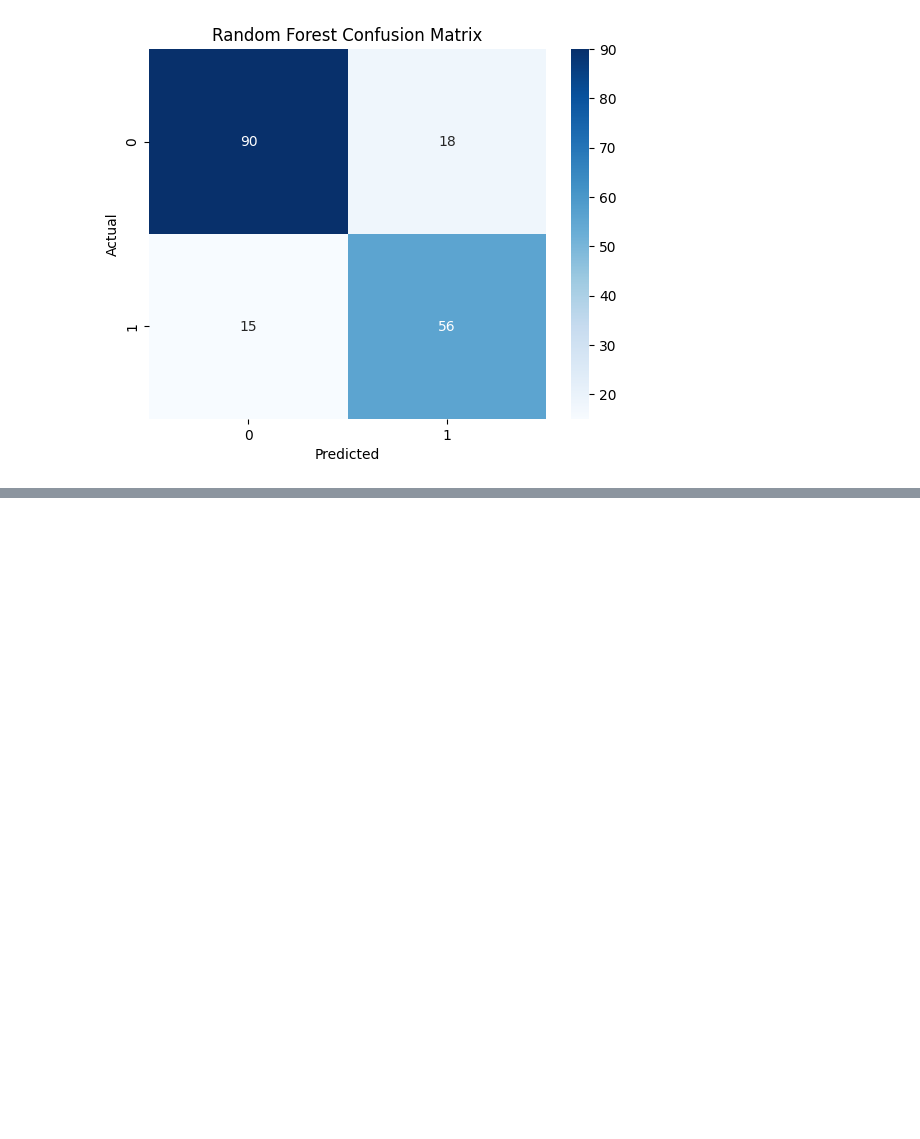
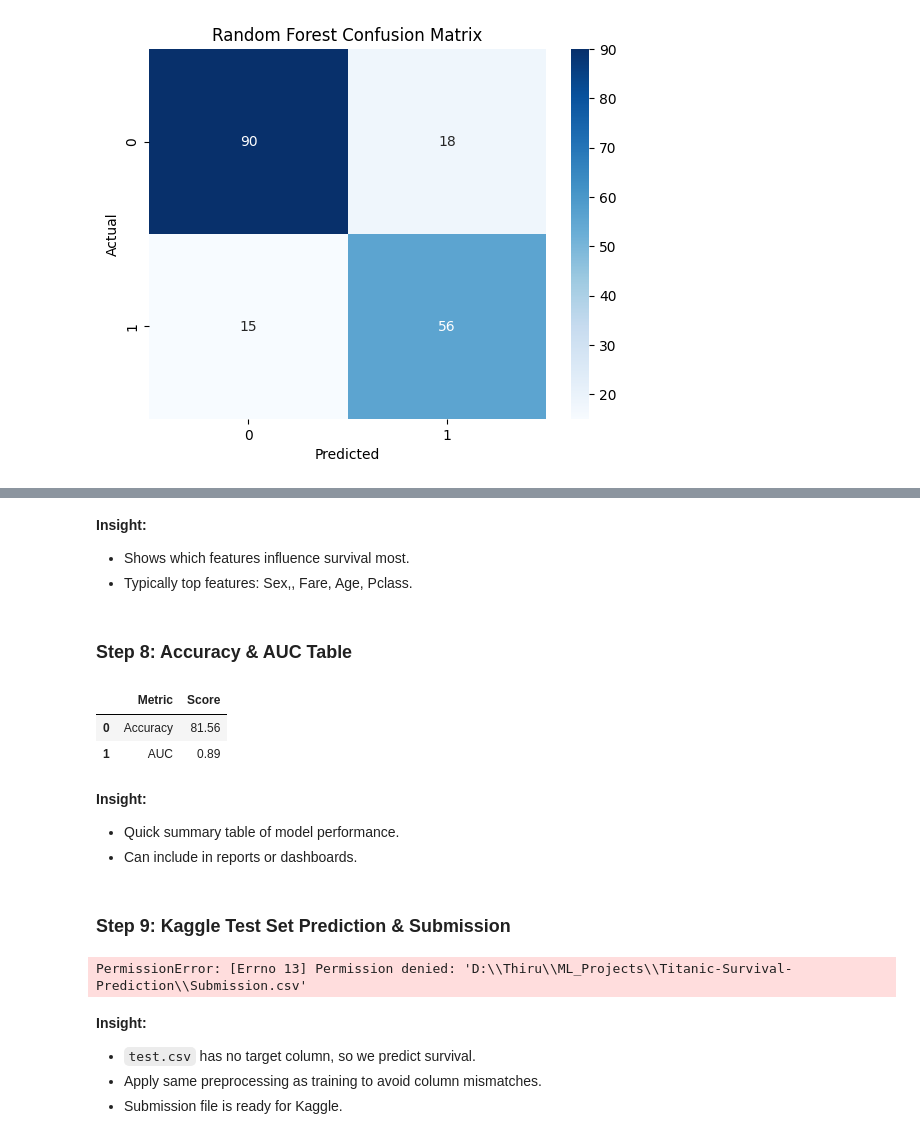
Before and after one commit to thiruselvan-mle/Titanic-Survival-Prediction, a Jupyter notebook: Notebook/05_Model-Training-And-Evaluation.ipynb, the cells around one changed output, grey strips where cells are left out. Saved outputs shown, nothing was run; the diff lists cells and outputs as text; code cells hidden in the pictures; blank space fills up the shorter version.

```diff
--- a/Notebook/05_Model-Training-And-Evaluation.ipynb
+++ b/Notebook/05_Model-Training-And-Evaluation.ipynb
@@ -73,0 +141,66 @@ plt.show()
+# %% [markdown]
+**Insight:**
+
+- Shows which features influence survival most.
+- Typically top features: Sex,, Fare, Age, Pclass.
+# %% [markdown]
+### Step 8: Accuracy & AUC Table
+# %%
+summary_df = pd.DataFrame({
+    "Metric": ["Accuracy", "AUC"],
+    "Score": [round(accu,2), round(roc_auc,2)]
+})
+display(summary_df)
+# %% [output]
+|  | Metric | Score |
+| 0 | Accuracy | 81.56 |
+| 1 | AUC | 0.89 |
+# %% [markdown]
+**Insight:**
+
+- Quick summary table of model performance.
+- Can include in reports or dashboards.
+# %% [markdown]
+### Step 9: Kaggle Test Set Prediction & Submission
+# %%
+# Load Kaggle test.csv
+test_df=pd.read_csv(r'D:\Thiru\ML_Projects\Titanic-Survival-Prediction\Data\Raw\test.csv')
+
+# Preprocessing function
+def preprocess_test(df):
+    df['Age']=test_df['Age'].fillna(df['Age'].median())
+    df['Embarked']=df['Embarked'].fillna(df['Embarked'].mode()[0])
+    df=test_df.drop('Cabin', axis=1)
+    df['Sex'] = df['Sex'].map({'male':0, 'female':1})
+    df['Embarked'] = df['Embarked'].map({'C':0, 'Q':1, 'S':2})
+    df['FamilySize']=df['SibSp']+df['Parch']+1
+    df['IsAlone'] = np.where(df['FamilySize']==1, 1, 0)
+    df.drop(['PassengerId', 'Name', 'Ticket'], axis=1, inplace=True)
+    return df
+
+#Preprocess Kaggle test set
+test_processed=preprocess_test(test_df)
+
+#Predict using random Forest
+test_prediction=model.predict(test_processed)
+
+#Prepare Submission
+submission=pd.DataFrame({
+    'PassengerId':test_df['PassengerId'],
+    'Survived':test_prediction
+})
+
+import os
+if not os.path.exists("D:\Thiru\ML_Projects\Titanic-Survival-Prediction\Submission.csv"):
+    os.makedirs("D:\Thiru\ML_Projects\Titanic-Survival-Prediction\Submission.csv")
+
+    submission.to_csv("D:\Thiru\ML_Projects\Titanic-Survival-Prediction\Submission.csv",index=False)
+print("Submission file created: submission.csv")
+# %% [output]
+PermissionError: [Errno 13] Permission denied: 'D:\\Thiru\\ML_Projects\\Titanic-Survival-Prediction\\Submission.csv'
+# %% [markdown]
+**Insight:**
+
+- `test.csv` has no target column, so we predict survival.
+- Apply same preprocessing as training to avoid column mismatches.
+- Submission file is ready for Kaggle.
```
Also changed, not shown: parts of 10 cells of this notebook, 1 other file.
